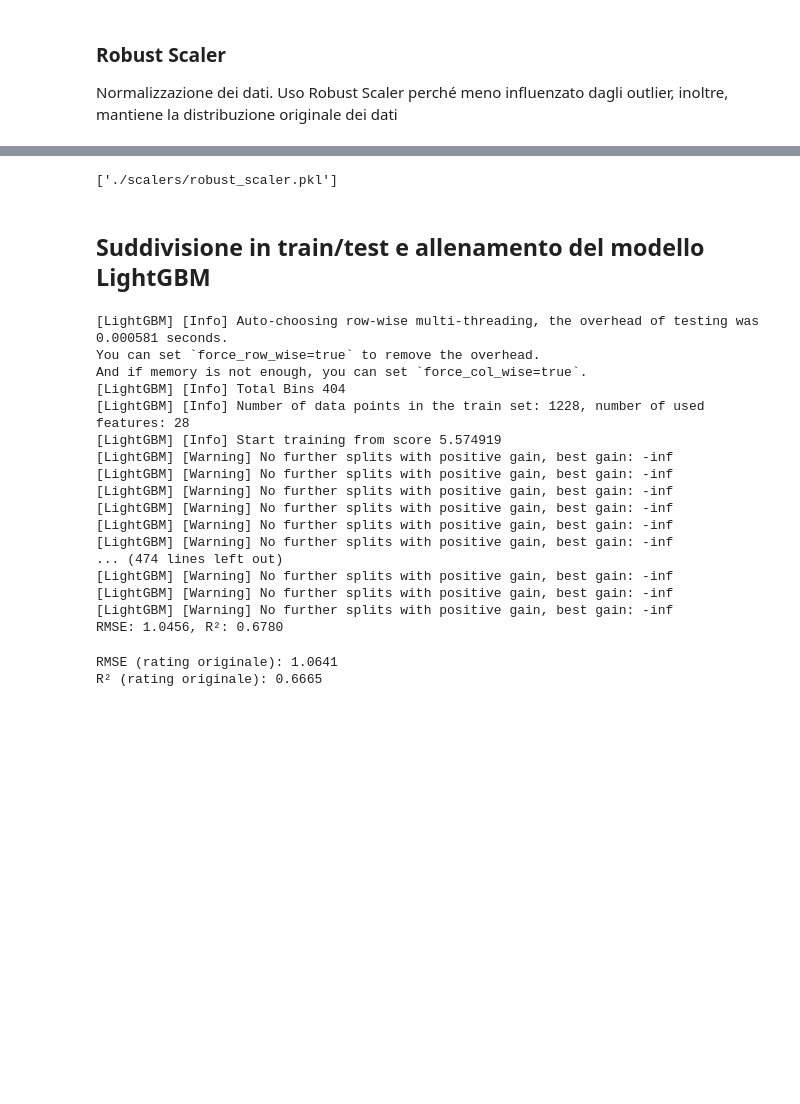
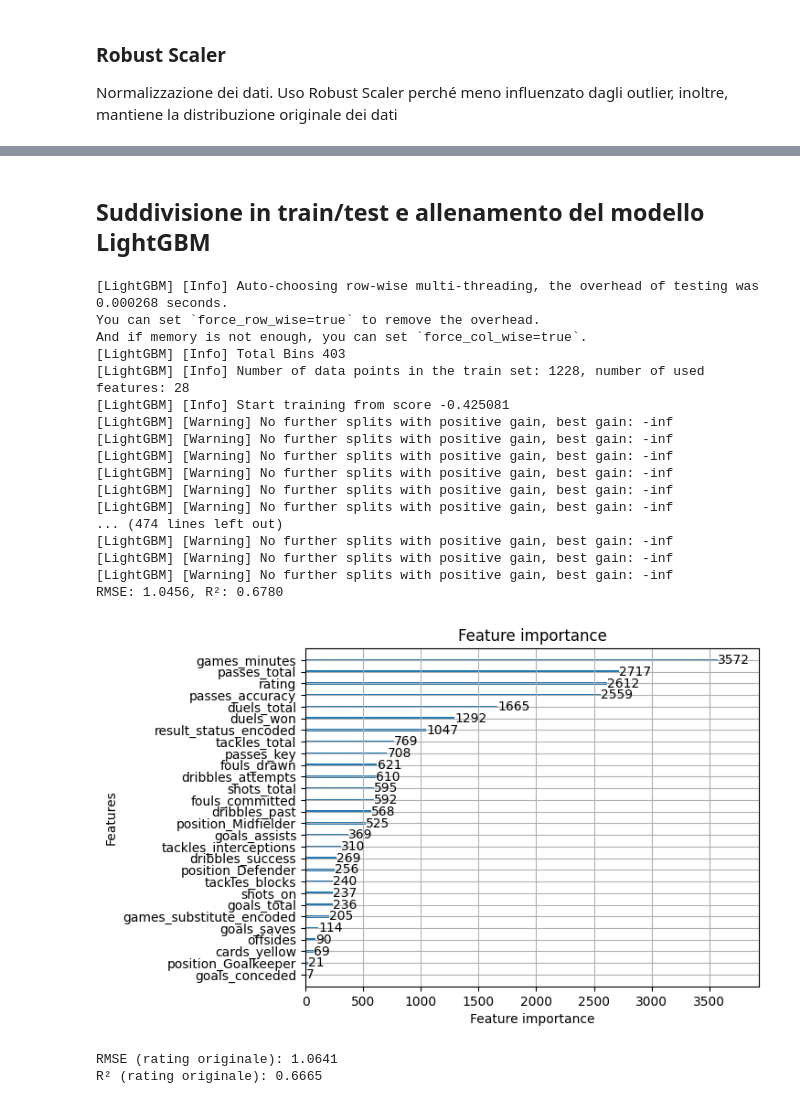
Before and after one commit to FrankMaverick/fantacalcio-rating-optimizer, a Jupyter notebook: 04_solution.ipynb, the cells around one changed output, grey strips where cells are left out. Drawn from its saved outputs; the diff is of its cells as text; code cells hidden in the pictures; blank space fills up the shorter version.

```diff
--- a/04_solution.ipynb
+++ b/04_solution.ipynb
@@ -185,8 +184,6 @@ df.head()
 Normalizzazione dei dati. Uso Robust Scaler perché meno influenzato dagli outlier, inoltre, mantiene la distribuzione originale dei dati
 # %%
 from sklearn.preprocessing import RobustScaler
-
-scaler = RobustScaler()
 
 numerical_columns = [
     'rating', 'games_minutes', 'offsides', 'shots_total', 'shots_on',
@@ -195,11 +192,16 @@ numerical_columns = [
     'tackles_blocks', 'tackles_interceptions', 'duels_total', 'duels_won',
     'dribbles_attempts', 'dribbles_success', 'dribbles_past', 'fouls_drawn',
     'fouls_committed', 'cards_yellow', 'cards_red', 'penalty_won',
-    'penalty_committed', 'penalty_scored', 'penalty_missed', 'penalty_saved',
-    'rating_target'
+    'penalty_committed', 'penalty_scored', 'penalty_missed', 'penalty_saved'
+    #'rating_target'
 ]
 
-df[numerical_columns] = scaler.fit_transform(df[numerical_columns])
+data_scaler = RobustScaler()
+df[numerical_columns] = data_scaler.fit_transform(df[numerical_columns])
+
+target_scaler = RobustScaler()
+df['rating_target'] = target_scaler.fit_transform(df[['rating_target']])
+
 
 df.head()
 # %% [output]
@@ -213,16 +214,14 @@ df.head()
 # %%
 # Salvataggio dello scaler per uso successivo nella fase di post-processing
 
-scaler_filename = './scalers/robust_scaler.pkl'
-import joblib
-joblib.dump(scaler, scaler_filename)
+#caler_filename = './scalers/robust_scaler.pkl'
+#import joblib
+#joblib.dump(scaler, scaler_filename)
-# %% [output]
-['./scalers/robust_scaler.pkl']
 # %% [markdown]
 ## Suddivisione in train/test e allenamento del modello LightGBM
 # %%
-X = df_encoded.drop('rating_target', axis=1)
-y = df_encoded['rating_target']
+X = df.drop('rating_target', axis=1)
+y = df['rating_target']
 
 X_train, X_test, y_train, y_test = train_test_split(X, y, test_size=0.2, random_state=42)
 
@@ -246,12 +245,12 @@ r2 = r2_score(y_test, y_pred)
 
 print(f'RMSE: {rmse:.4f}, R²: {r2:.4f}')
 # %% [output]
-[LightGBM] [Info] Auto-choosing row-wise multi-threading, the overhead of testing was 0.000581 seconds.
+[LightGBM] [Info] Auto-choosing row-wise multi-threading, the overhead of testing was 0.000268 seconds.
 You can set `force_row_wise=true` to remove the overhead.
 And if memory is not enough, you can set `force_col_wise=true`.
-[LightGBM] [Info] Total Bins 404
+[LightGBM] [Info] Total Bins 403
 [LightGBM] [Info] Number of data points in the train set: 1228, number of used features: 28
-[LightGBM] [Info] Start training from score 5.574919
+[LightGBM] [Info] Start training from score -0.425081
 [LightGBM] [Warning] No further splits with positive gain, best gain: -inf
 [LightGBM] [Warning] No further splits with positive gain, best gain: -inf
 [LightGBM] [Warning] No further splits with positive gain, best gain: -inf
@@ -263,5 +262,11 @@ And if memory is not enough, you can set `force_col_wise=true`.
 [LightGBM] [Warning] No further splits with positive gain, best gain: -inf
 [LightGBM] [Warning] No further splits with positive gain, best gain: -inf
 RMSE: 1.0456, R²: 0.6780
+# %%
+import matplotlib.pyplot as plt
+lgb.plot_importance(lgb_model, max_num_features=50)
+plt.show()
+# %% [output]
+[figure, added]
 # %%
 # 1. Inverso dello scaling per 'rating_target' su y_test e y_pred
```
Also changed, not shown: parts of 14 cells of this notebook, 3 other files.
